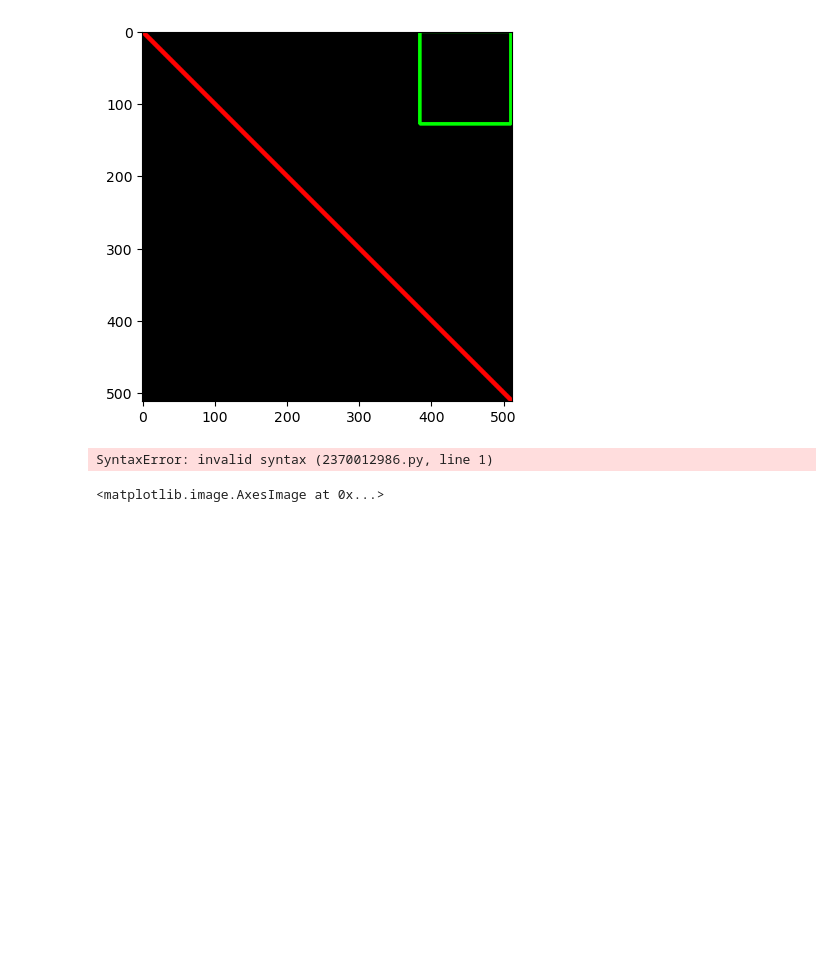
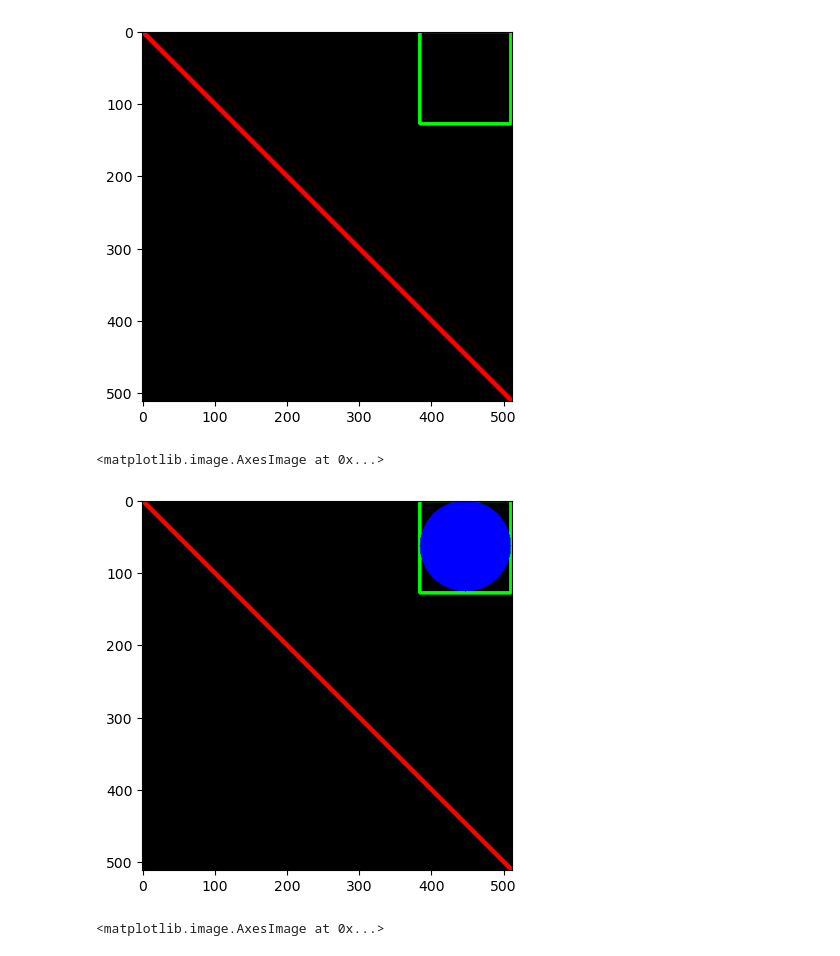
Before and after one commit to LevinTamir/intro-to-image-processing-course, a Jupyter notebook: tutorials/tutorial2.ipynb, the cells around one changed output. Saved outputs shown, nothing was run; the diff lists cells and outputs as text; code cells hidden in the pictures; blank space fills up the shorter version.

```diff
--- a/tutorials/tutorial2.ipynb
+++ b/tutorials/tutorial2.ipynb
@@ -155,9 +155,10 @@ plt.imshow(img_geo)
 # %%
 img_geo = cv2.circle(img_geo,(447,63), 63, (0,0,255), -1)
 # %%
-plt.imshow(img_geo)c
+plt.imshow(img_geo)
 # %% [output]
-SyntaxError: invalid syntax (2370012986.py, line 1)
+<matplotlib.image.AxesImage at 0x...>
+[figure, added]
 # %%
 img_geo = cv2.ellipse(img_geo,(256,256),(100,50),0,0,360,255,-1)
 # %%
```
Also changed, not shown: parts of 3 cells of this notebook, 14 other files.
